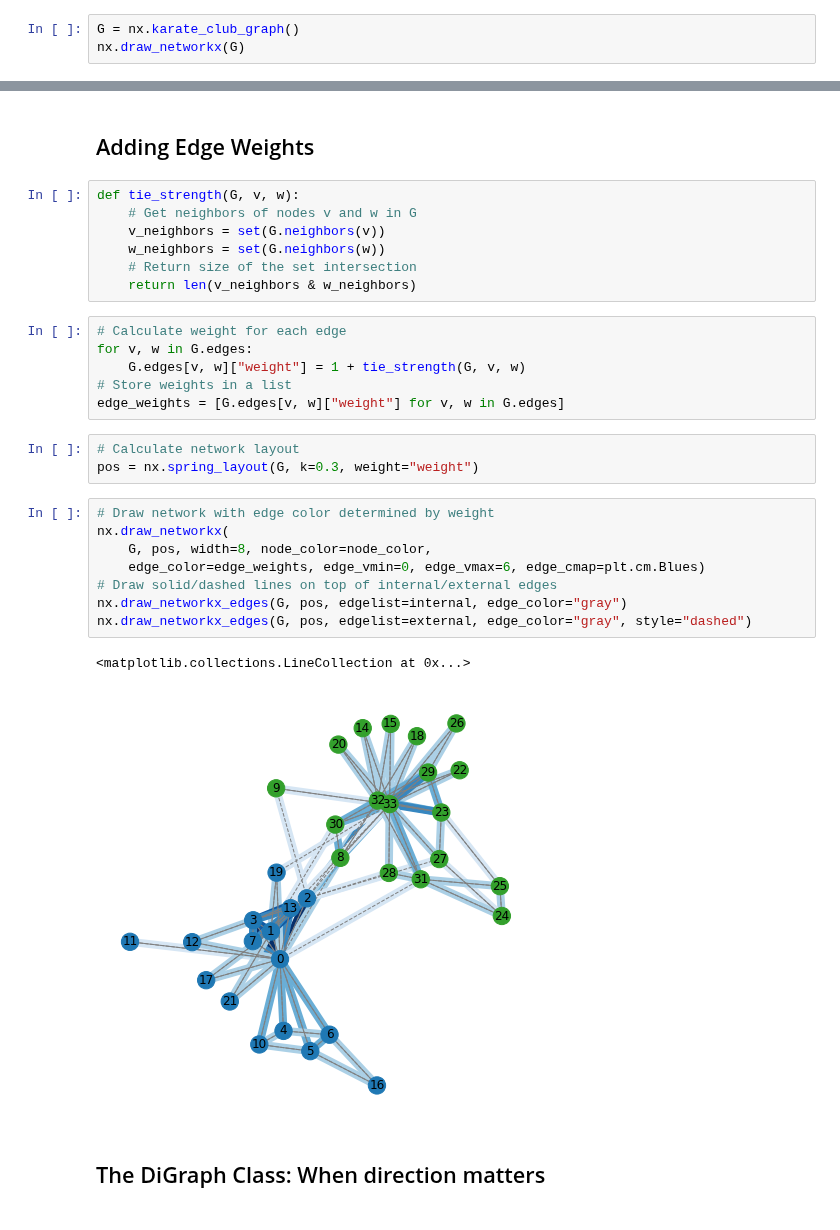
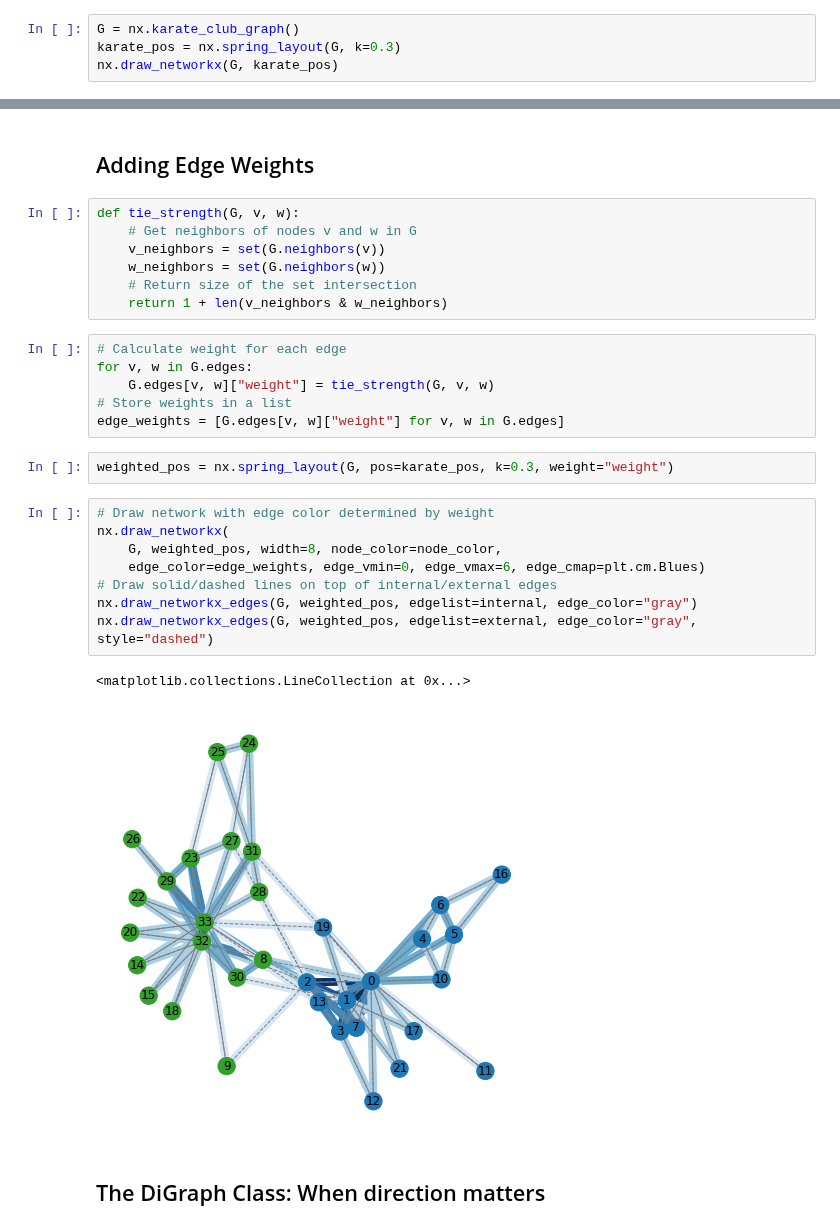
Before and after one commit to PacktPublishing/Network-Science-with-Python-and-NetworkX-Quick-Start-Guide, a Jupyter notebook: Chapter_02.ipynb, the cells around one changed output, grey strips where cells are left out. Saved outputs shown, nothing was run; the diff lists cells and outputs as text.

```diff
--- a/Chapter_02.ipynb
+++ b/Chapter_02.ipynb
@@ -20,5 +23,6 @@ import networkx as nx
 ## The Graph Class: Working with undirected networks
 # %%
 G = nx.karate_club_graph()
-nx.draw_networkx(G)
+karate_pos = nx.spring_layout(G, k=0.3)
+nx.draw_networkx(G, karate_pos)
 # %% [output]
@@ -169,27 +171,26 @@ def tie_strength(G, v, w):
     v_neighbors = set(G.neighbors(v))
     w_neighbors = set(G.neighbors(w))
     # Return size of the set intersection
-    return len(v_neighbors & w_neighbors)
+    return 1 + len(v_neighbors & w_neighbors)
 # %%
 # Calculate weight for each edge
 for v, w in G.edges:
-    G.edges[v, w]["weight"] = 1 + tie_strength(G, v, w)
+    G.edges[v, w]["weight"] = tie_strength(G, v, w)
 # Store weights in a list
 edge_weights = [G.edges[v, w]["weight"] for v, w in G.edges]
 # %%
-# Calculate network layout
-pos = nx.spring_layout(G, k=0.3, weight="weight")
+weighted_pos = nx.spring_layout(G, pos=karate_pos, k=0.3, weight="weight")
 # %%
 # Draw network with edge color determined by weight
 nx.draw_networkx(
-    G, pos, width=8, node_color=node_color,
+    G, weighted_pos, width=8, node_color=node_color,
     edge_color=edge_weights, edge_vmin=0, edge_vmax=6, edge_cmap=plt.cm.Blues)
 # Draw solid/dashed lines on top of internal/external edges
-nx.draw_networkx_edges(G, pos, edgelist=internal, edge_color="gray")
-nx.draw_networkx_edges(G, pos, edgelist=external, edge_color="gray", style="dashed")
+nx.draw_networkx_edges(G, weighted_pos, edgelist=internal, edge_color="gray")
+nx.draw_networkx_edges(G, weighted_pos, edgelist=external, edge_color="gray", style="dashed")
 # %% [output]
 <matplotlib.collections.LineCollection at 0x...>
-[figure, old version]
+[figure, new version]
 # %% [markdown]
 ## The DiGraph Class: When direction matters
 # %%
```
Also changed, not shown: parts of 6 cells of this notebook.
